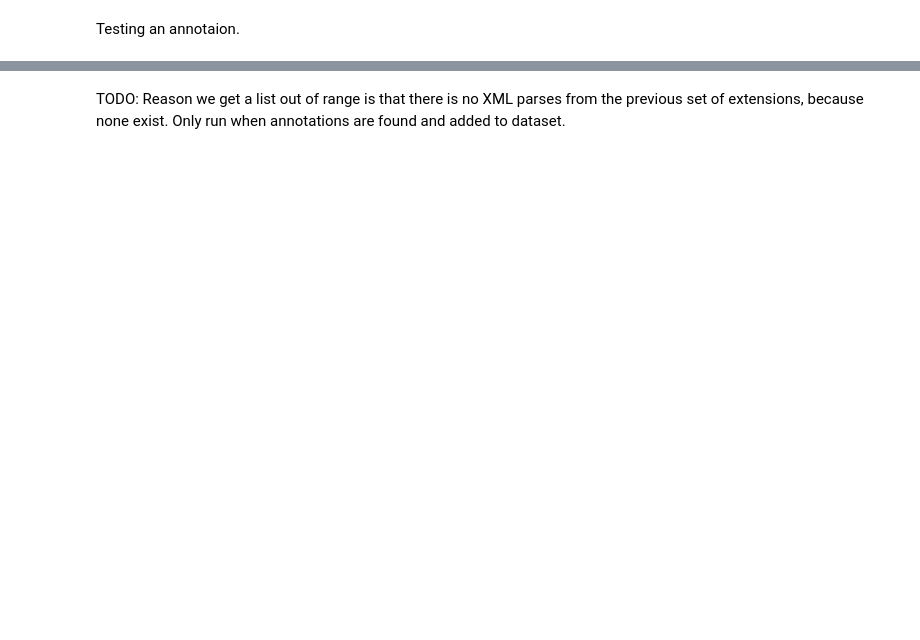
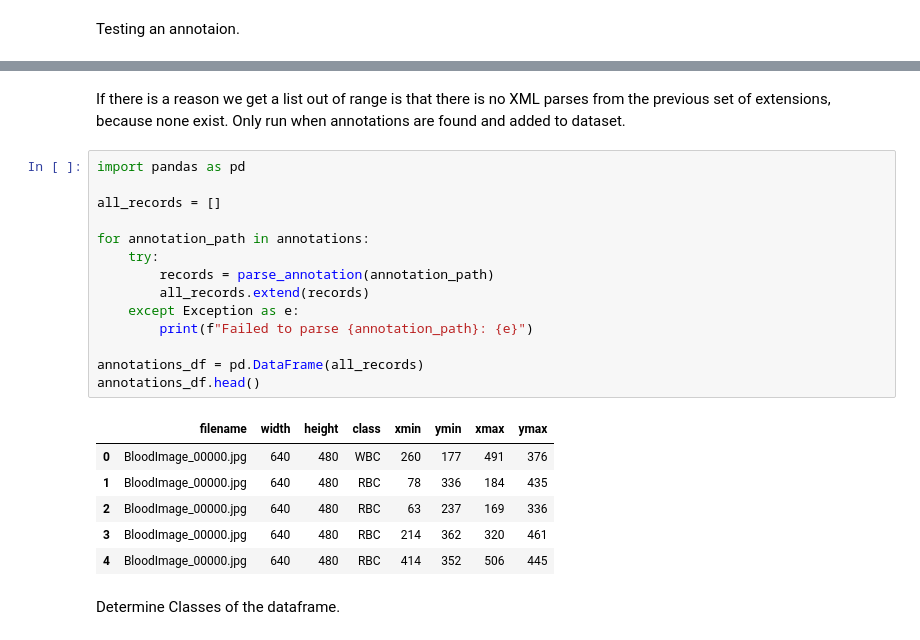
Before and after one commit to cfdelv100/cellvision, a Jupyter notebook: notebooks/01_dataset_exploration.ipynb, the cells around one changed output, grey strips where cells are left out. Cells and saved outputs as stored; diff of their text form; blank space fills up the shorter version.

Commit message:
Creating and validating the clean dataset.

```diff
--- a/notebooks/01_dataset_exploration.ipynb
+++ b/notebooks/01_dataset_exploration.ipynb
@@ -171,2 +204,25 @@ IndexError: list index out of range
 # %% [markdown]
-TODO: Reason we get a list out of range is that there is no XML parses from the previous set of extensions, because none exist. Only run when annotations are found and added to dataset.
+If there is a reason we get a list out of range is that there is no XML parses from the previous set of extensions, because none exist. Only run when annotations are found and added to dataset.
+# %%
+import pandas as pd
+
+all_records = []
+
+for annotation_path in annotations:
+    try:
+        records = parse_annotation(annotation_path)
+        all_records.extend(records)
+    except Exception as e:
+        print(f"Failed to parse {annotation_path}: {e}")
+
+annotations_df = pd.DataFrame(all_records)
+annotations_df.head()
+# %% [output]
+|  | filename | width | height | class | xmin | ymin | xmax | ymax |
+| 0 | BloodImage_00000.jpg | 640 | 480 | WBC | 260 | 177 | 491 | 376 |
+| 1 | BloodImage_00000.jpg | 640 | 480 | RBC | 78 | 336 | 184 | 435 |
+| 2 | BloodImage_00000.jpg | 640 | 480 | RBC | 63 | 237 | 169 | 336 |
+| 3 | BloodImage_00000.jpg | 640 | 480 | RBC | 214 | 362 | 320 | 461 |
+| 4 | BloodImage_00000.jpg | 640 | 480 | RBC | 414 | 352 | 506 | 445 |
+# %% [markdown]
+Determine Classes of the dataframe.
```
Also changed, not shown: parts of 27 cells of this notebook, 1 other file.
